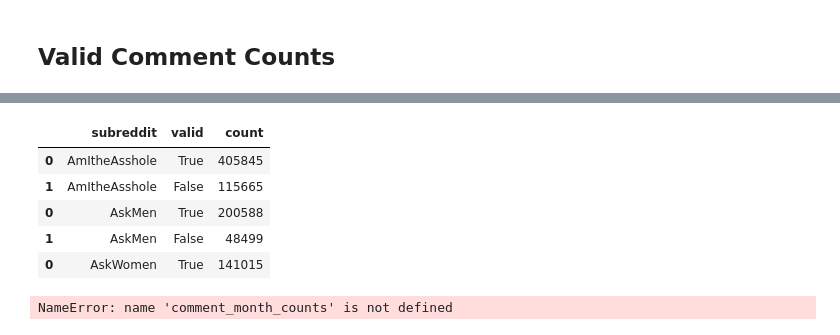
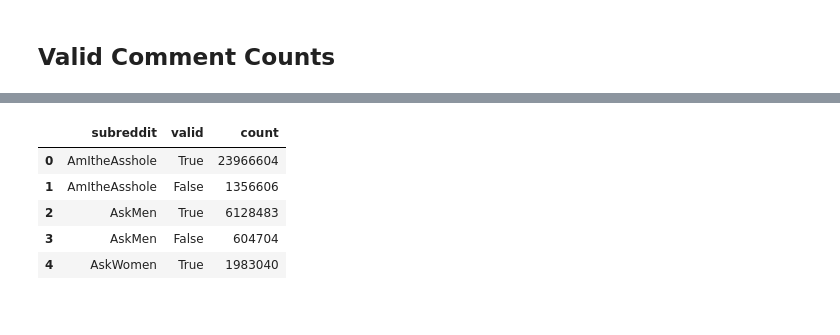
Before and after one commit to gu-dsan6000/fall-2023-reddit-project-team-17, a Jupyter notebook: code/project-eda/project-eda-predicting-subreddits-vis.ipynb, the cells around one changed output, grey strips where cells are left out. Drawn from its saved outputs; the diff is of its cells as text; code cells hidden in the pictures.

```diff
--- a/code/project-eda/project-eda-predicting-subreddits-vis.ipynb
+++ b/code/project-eda/project-eda-predicting-subreddits-vis.ipynb
@@ -20,16 +9,12 @@ comment_counts_valid.head(5)
-# %%
-file_list = [pd.read_csv(filename) for filename in glob.glob("../../data/eda-data/submission_counts_valid.csv/*.csv")]
-submission_counts_valid = pd.concat(file_list, axis = 0)
-submission_counts_valid.head(5)
-# %% [output]
-|  | subreddit | valid | count |
-| 0 | AmItheAsshole | True | 405845 |
-| 1 | AmItheAsshole | False | 115665 |
-| 0 | AskMen | True | 200588 |
-| 1 | AskMen | False | 48499 |
-| 0 | AskWomen | True | 141015 |
-# %%
-total_month_counts = pd.concat((comment_month_counts, submission_month_counts), axis = 0)
-total_month_counts.head(5)
-# %% [output]
-NameError: name 'comment_month_counts' is not defined
+# %%
+# read in the valid comment counts
+comment_counts_valid = pd.read_csv('../../data/eda-data/comment_counts_valid_new.csv',
+                                   dtype = {'valid': bool})
+comment_counts_valid.head(5)
+# %% [output]
+|  | subreddit | valid | count |
+| 0 | AmItheAsshole | True | 23966604 |
+| 1 | AmItheAsshole | False | 1356606 |
+| 2 | AskMen | True | 6128483 |
+| 3 | AskMen | False | 604704 |
+| 4 | AskWomen | True | 1983040 |
```
Also changed, not shown: parts of 22 cells of this notebook, 2 other files.
